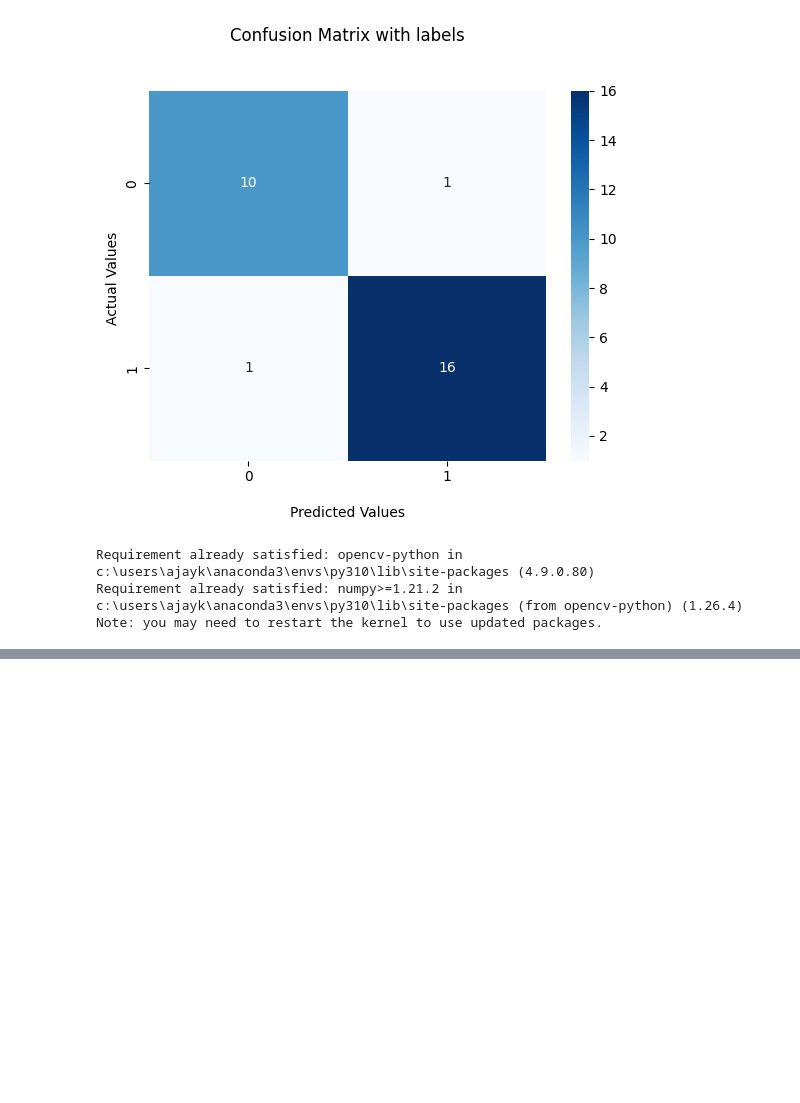
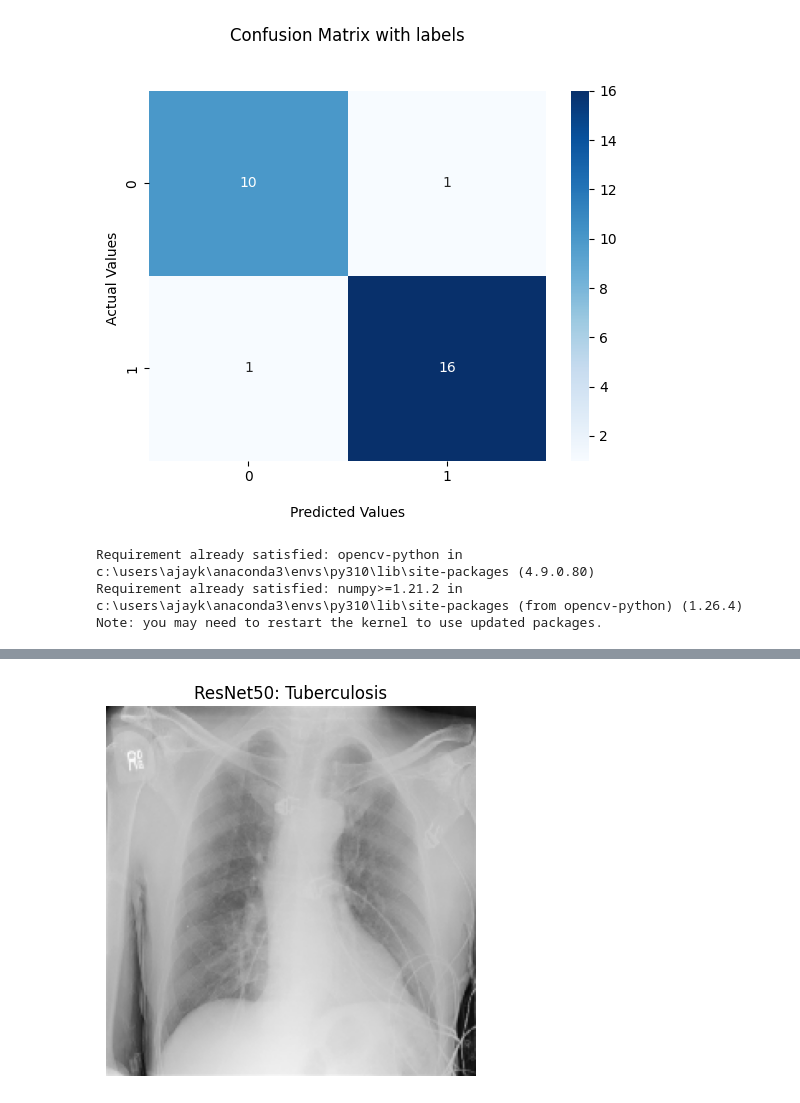
Before and after one commit to ajaykarthik-t/Pneumonia-TB-Identification-using-Explainable-AI, a Jupyter notebook: TB.ipynb, the cells around one changed output, grey strips where cells are left out. Saved outputs shown, nothing was run; the diff lists cells and outputs as text; code cells hidden in the pictures; blank space fills up the shorter version.

```diff
--- a/TB.ipynb
+++ b/TB.ipynb
@@ -499,0 +558,17 @@ Predicted Class (VGG16): Normal
+# %%
+# Load the ResNet50 model
+resnet50_model_path = "resnet50_model.h5"
+resnet50_model = load_model(resnet50_model_path)
+
+# Predict with ResNet50
+predictions = resnet50_model.predict(img_array)
+predicted_class_index = np.argmax(predictions)
+predicted_class = class_names[predicted_class_index]
+
+# Display the result
+print(f"Predicted Class (ResNet50): {predicted_class}")
+plt.imshow(img)
+plt.title(f"ResNet50: {predicted_class}")
+plt.axis('off')
+plt.show()
+# %% [output]
@@ -499,0 +578 @@ Predicted Class (VGG16): Normal
+[figure, added]
```
Also changed, not shown: parts of 10 cells of this notebook, 1 other file.
